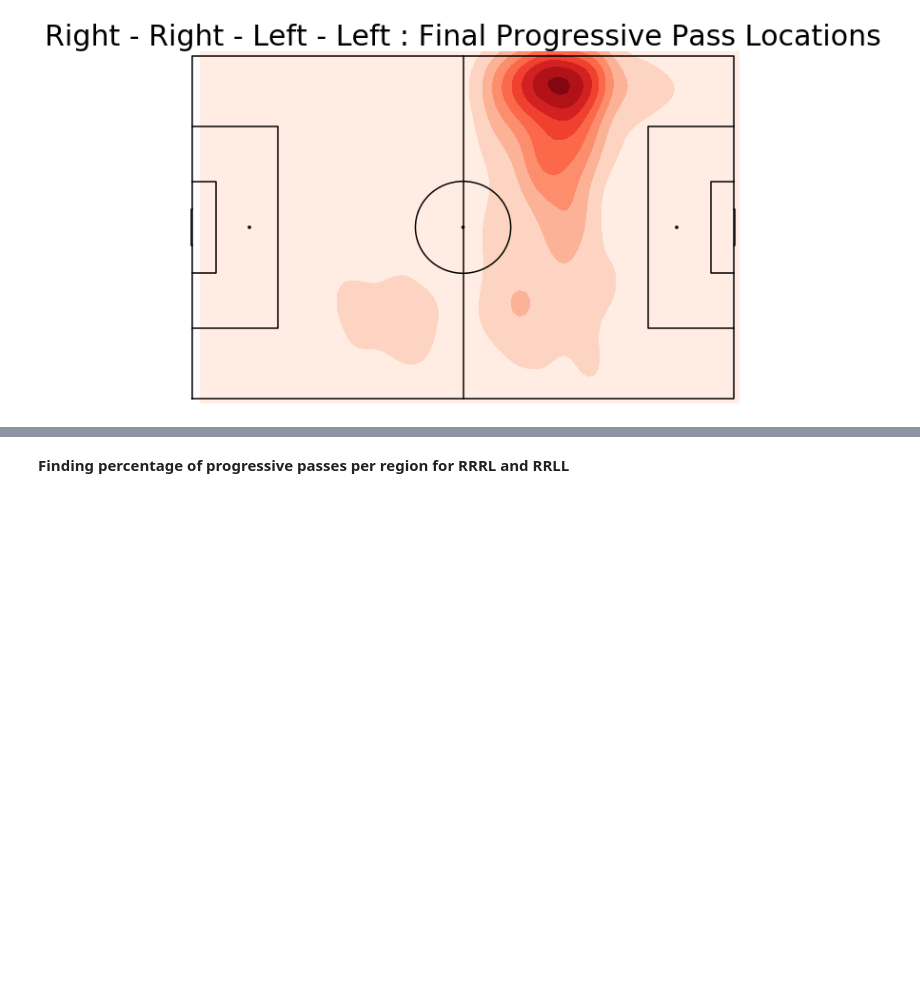
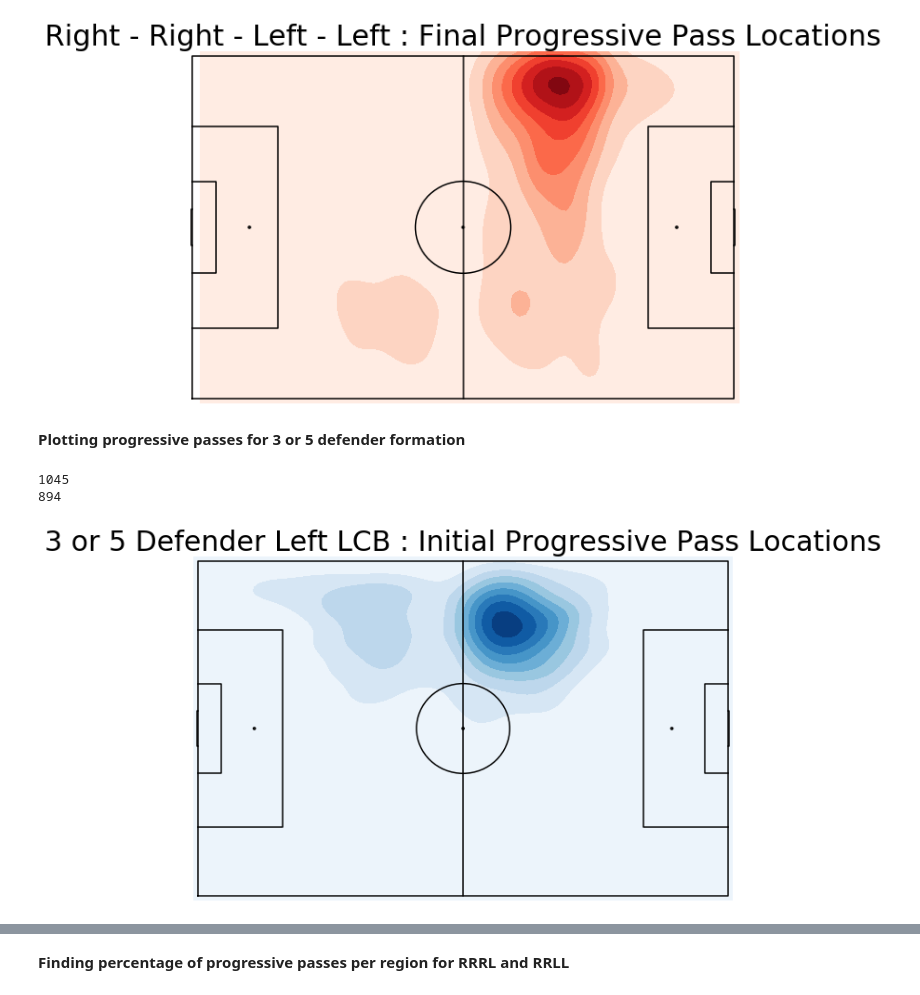
Before and after one commit to grovershreyf9t/FootballPlayerFootedness, a Jupyter notebook: code/footedness - progpasses.ipynb, the cells around one changed output, grey strips where cells are left out. Saved outputs shown, nothing was run; the diff lists cells and outputs as text; code cells hidden in the pictures; blank space fills up the shorter version.

Commit message:
Updating progpasses with 3 or 5 defence formation

```diff
--- a/code/footedness - progpasses.ipynb
+++ b/code/footedness - progpasses.ipynb
@@ -310,3 +318,35 @@ rrll_prog_end_x, rrll_prog_end_y = getxy(rrll_prog_end)
 heatmap(rrll_prog_end_x, rrll_prog_end_y, 'Right - Right - Left - Left : Final Progressive Pass Locations', 'Reds')
 # %% [output]
 [figure]
+# %% [markdown]
+**Plotting progressive passes for 3 or 5 defender formation**
+# %%
+# Creating dataframes for clusters for 3 or 5 defender formations
+three_five_clusters = ['rrl','rrr','rll','rrrll','rrrrl','rlr','rrrlr','rrlll']
+lcb_lf_clusters = ['rrl','rll','rrrll','rrrlr','rrlll']
+lcb_rf_clusters = ['rrr','rrrrl','rlr']
+path = '../data/clusters/clusters_prog'
+lcb_lf_files = [os.path.join(path,f"cluster_prog_{name}.pkl") for name in lcb_lf_clusters]
+lcb_rf_files = [os.path.join(path,f"cluster_prog_{name}.pkl") for name in lcb_rf_clusters]
+lcb_lf = pd.concat((pd.read_pickle(file) for file in lcb_lf_files), axis = 0, ignore_index = True)
+lcb_rf = pd.concat((pd.read_pickle(file) for file in lcb_rf_files), axis = 0, ignore_index = True)
+# %%
+lcb_lf_progpassloclist = lcb_lf['LCB_progaccpassloc'].tolist()
+lcb_rf_progpassloclist = lcb_rf['LCB_progaccpassloc'].tolist()
+# %%
+lcb_lf_prog_start, lcb_lf_prog_end = getstartendfull(lcb_lf_progpassloclist)
+lcb_rf_prog_start, lcb_rf_prog_end = getstartendfull(lcb_rf_progpassloclist)
+# %%
+lcb_lf_prog_start_x, lcb_lf_prog_start_y = getxy(lcb_lf_prog_start)
+lcb_lf_prog_end_x, lcb_lf_prog_end_y = getxy(lcb_lf_prog_end)
+lcb_rf_prog_start_x, lcb_rf_prog_start_y = getxy(lcb_rf_prog_start)
+lcb_rf_prog_end_x, lcb_rf_prog_end_y = getxy(lcb_rf_prog_end)
+print(len(lcb_lf_prog_start_x))
+print(len(lcb_rf_prog_start_x))
+# %% [output]
+1045
+894
+# %%
+heatmap(lcb_lf_prog_start_x, lcb_lf_prog_start_y, '3 or 5 Defender Left LCB : Initial Progressive Pass Locations', 'Blues')
+# %% [output]
+[figure, added]
```
Also changed, not shown: parts of 15 cells of this notebook, 1 other file.
